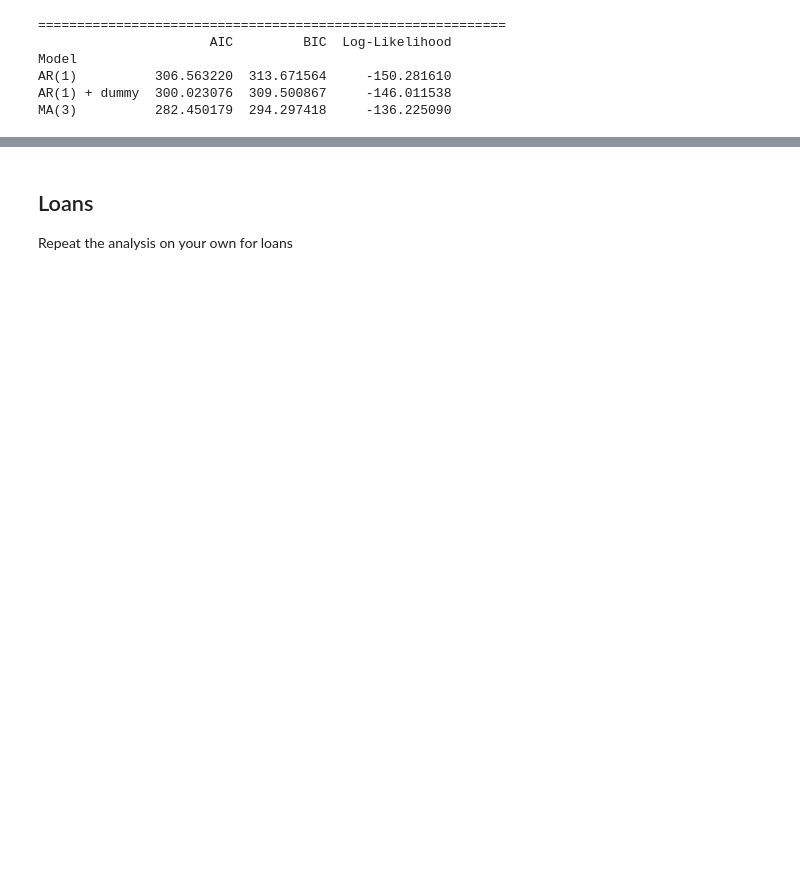
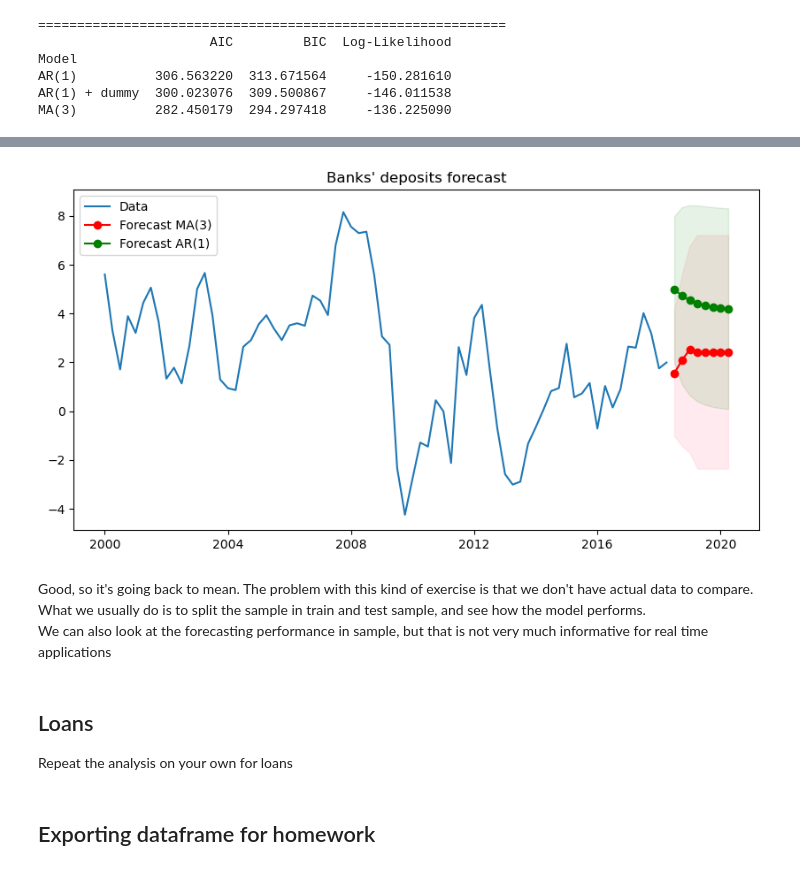
Before and after one commit to hugobrrss/FBF, a Jupyter notebook: labsession1.ipynb, the cells around one changed output, grey strips where cells are left out. Saved outputs shown, nothing was run; the diff lists cells and outputs as text; code cells hidden in the pictures; blank space fills up the shorter version.

```diff
--- a/labsession1.ipynb
+++ b/labsession1.ipynb
@@ -921,3 +937,52 @@ MA(3)          282.450179  294.297418     -136.225090
+# %%
+series = final_df['de_dep_g'].loc["2000Q1":"2018Q4"].dropna()
+n_forecast = 8
+
+forecast_result_g_ma3 = result_ma3_g.get_forecast(steps=n_forecast)
+forecast_mean_g_ma3 = forecast_result_g_ma3.predicted_mean
+forecast_ci_g_ma3 = forecast_result_g_ma3.conf_int()
+
+forecast_result_g_ar1 = result_ar1_dum_g.get_forecast(steps=n_forecast, exog=np.zeros((n_forecast,1)))
+forecast_mean_g_ar1 = forecast_result_g_ar1.predicted_mean
+forecast_ci_g_ar1 = forecast_result_g_ar1.conf_int()
+
+# let's plot the forecast
+# Convert PeriodIndex to timestamp for plotting
+series_plot = series.copy()
+series_plot.index = series_plot.index.to_timestamp()
+
+forecast_mean_plot1 = forecast_mean_g_ma3.copy()
+forecast_mean_plot1.index = forecast_mean_plot1.index.to_timestamp()
+forecast_ci_plot1 = forecast_ci_g_ma3.copy()
+forecast_ci_plot1.index = forecast_ci_plot1.index.to_timestamp()
+
+forecast_mean_plot2 = forecast_mean_g_ar1.copy()
+forecast_mean_plot2.index = forecast_mean_plot2.index.to_timestamp()
+forecast_ci_plot2 = forecast_ci_g_ar1.copy()
+forecast_ci_plot2.index = forecast_ci_plot2.index.to_timestamp()
+
+# Plot
+plt.figure(figsize=(10,5))
+plt.plot(series_plot.index, series_plot, label='Data')
+plt.plot(forecast_mean_plot1.index, forecast_mean_plot1, label='Forecast MA(3)', color='red', marker='o')
+plt.plot(forecast_mean_plot2.index, forecast_mean_plot2, label='Forecast AR(1)', color='green', marker='o')
+plt.fill_between(forecast_ci_plot1.index,
+                 forecast_ci_plot1.iloc[:,0],
+                 forecast_ci_plot1.iloc[:,1], color='pink', alpha=0.3)
+plt.fill_between(forecast_ci_plot2.index,
+                 forecast_ci_plot2.iloc[:,0],
+                 forecast_ci_plot2.iloc[:,1], color='green', alpha=0.1)
+plt.title("Banks' deposits forecast")
+plt.legend()
+plt.show()
+# %% [output]
+[figure, added]
+# %% [markdown]
+Good, so it's going back to mean. The problem with this kind of exercise is that we don't have actual data to compare.
+What we usually do is to split the sample in train and test sample, and see how the model performs.
+We can also look at the forecasting performance in sample, but that is not very much informative for real time applications
 # %% [markdown]
 ## Loans
 Repeat the analysis on your own for loans
+# %% [markdown]
+## Exporting dataframe for homework
```
Also changed, not shown: parts of 11 cells of this notebook.
